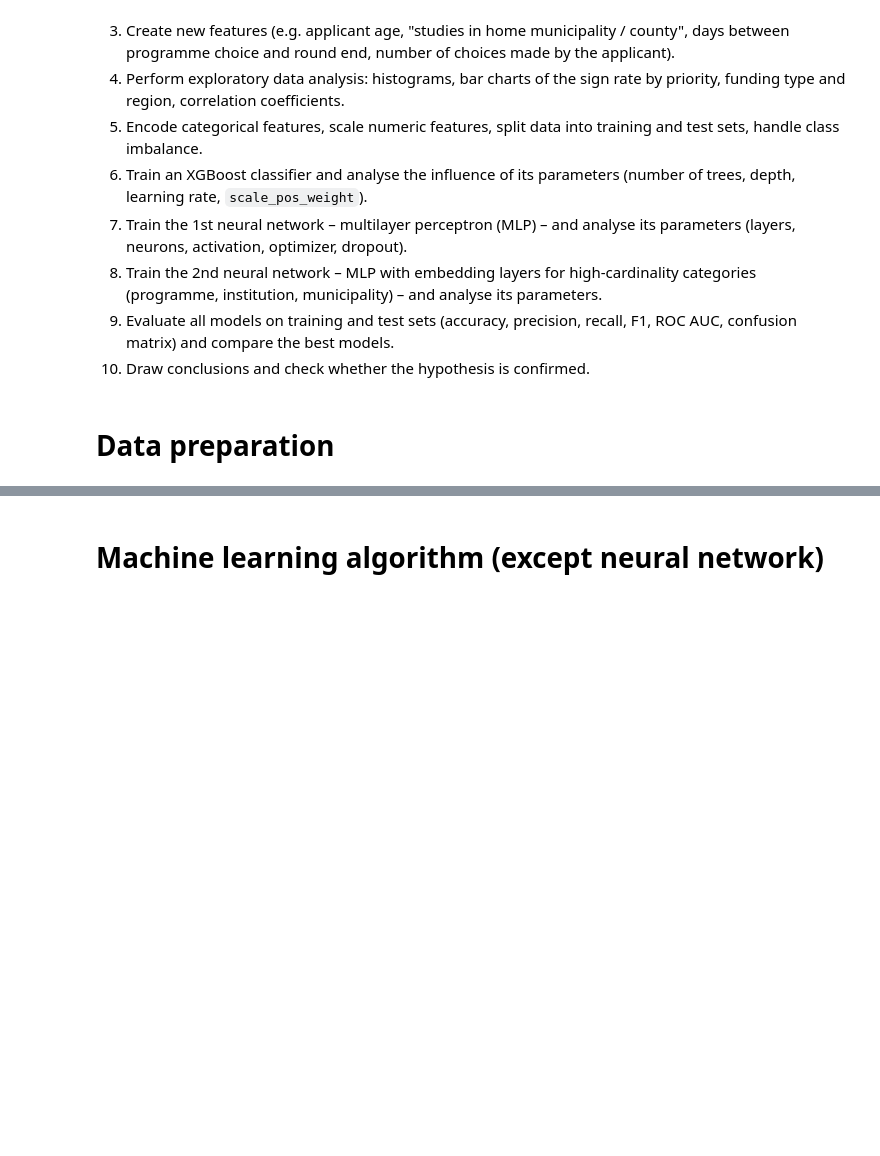
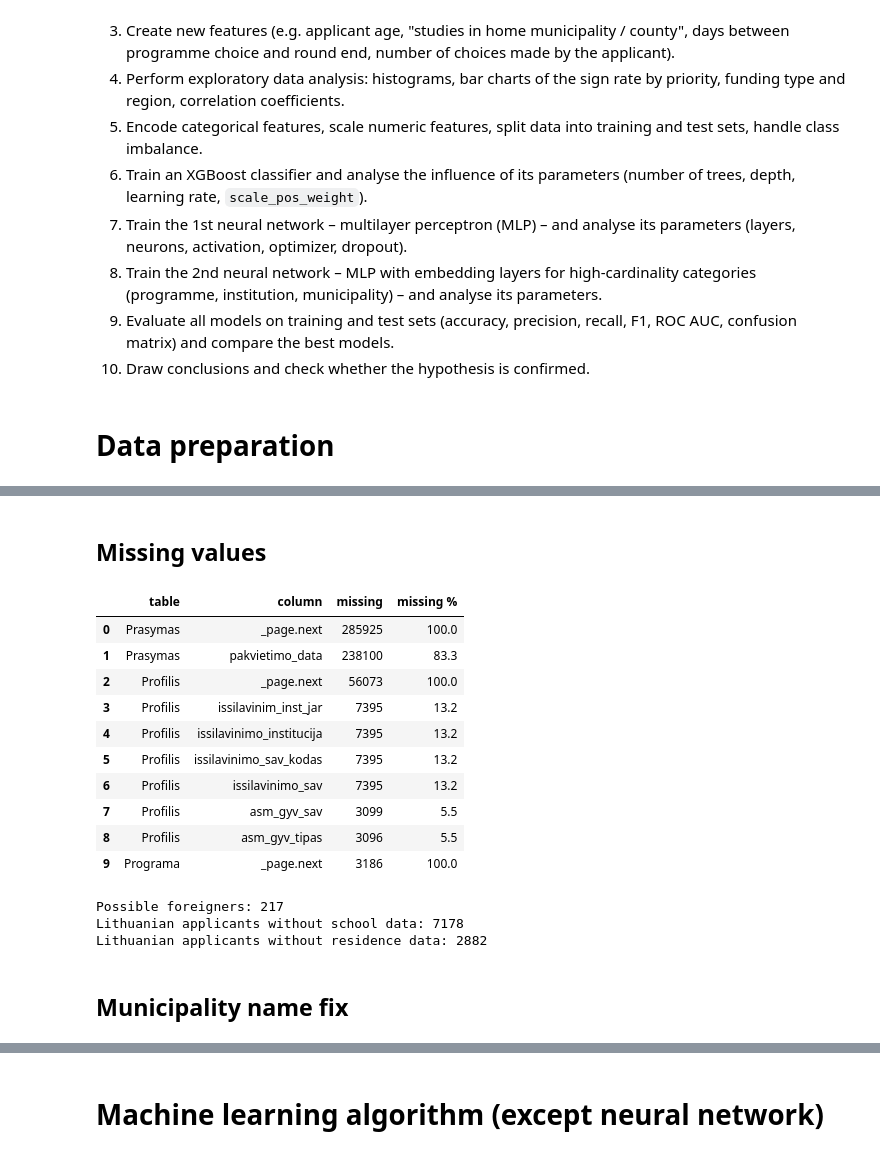
Before and after one commit to AxOxS/enrolmentPrediction, a Jupyter notebook: Individual_project.ipynb, the cells around one changed output, grey strips where cells are left out. Saved outputs shown, nothing was run; the diff lists cells and outputs as text; code cells hidden in the pictures; blank space fills up the shorter version.

```diff
--- a/Individual_project.ipynb
+++ b/Individual_project.ipynb
@@ -103,0 +112,10 @@ To build and compare machine learning models (XGBoost and two neural networks) t
+# %%
+DATA_DIR = Path("data")
+
+prasymas_raw = pd.read_csv(DATA_DIR / "Prasymas.csv", dtype=str)
+profilis_raw = pd.read_csv(DATA_DIR / "Profilis.csv", dtype=str)
+programa_raw = pd.read_csv(DATA_DIR / "Programa.csv", dtype=str)
+raw_tables = {"Prasymas": prasymas_raw, "Profilis": profilis_raw, "Programa": programa_raw}
+
+for name, t in raw_tables.items():
+    print(f"{name:9s} {t.shape[0]:>8,} rows x {t.shape[1]} columns")
@@ -103,0 +146,33 @@ To build and compare machine learning models (XGBoost and two neural networks) t
+# %% [markdown]
+## Missing values
+# %%
+rows = []
+for name, t in raw_tables.items():
+    for col, n in t.isna().sum().items():
+        if n > 0:
+            rows.append({"table": name, "column": col, "missing": n, "missing %": round(100 * n / len(t), 1)})
+pd.DataFrame(rows)
+# %% [output]
+|  | table | column | missing | missing % |
+| 0 | Prasymas | _page.next | 285925 | 100.0 |
+| 1 | Prasymas | pakvietimo_data | 238100 | 83.3 |
+| 2 | Profilis | _page.next | 56073 | 100.0 |
+| 3 | Profilis | issilavinim_inst_jar | 7395 | 13.2 |
+| 4 | Profilis | issilavinimo_institucija | 7395 | 13.2 |
+| 5 | Profilis | issilavinimo_sav_kodas | 7395 | 13.2 |
+| 6 | Profilis | issilavinimo_sav | 7395 | 13.2 |
+| 7 | Profilis | asm_gyv_sav | 3099 | 5.5 |
+| 8 | Profilis | asm_gyv_tipas | 3096 | 5.5 |
+| 9 | Programa | _page.next | 3186 | 100.0 |
+# %%
+foreign = profilis_raw["ar_galimai_uzsienietis"] == "True"
+print("Possible foreigners:", foreign.sum())
+
+print("Lithuanian applicants without school data:", profilis_raw.loc[~foreign, "issilavinimo_institucija"].isna().sum())
+print("Lithuanian applicants without residence data:", profilis_raw.loc[~foreign, "asm_gyv_sav"].isna().sum())
+# %% [output]
+Possible foreigners: 217
+Lithuanian applicants without school data: 7178
+Lithuanian applicants without residence data: 2882
+# %% [markdown]
+## Municipality name fix
```
Also changed, not shown: parts of 15 cells of this notebook.
